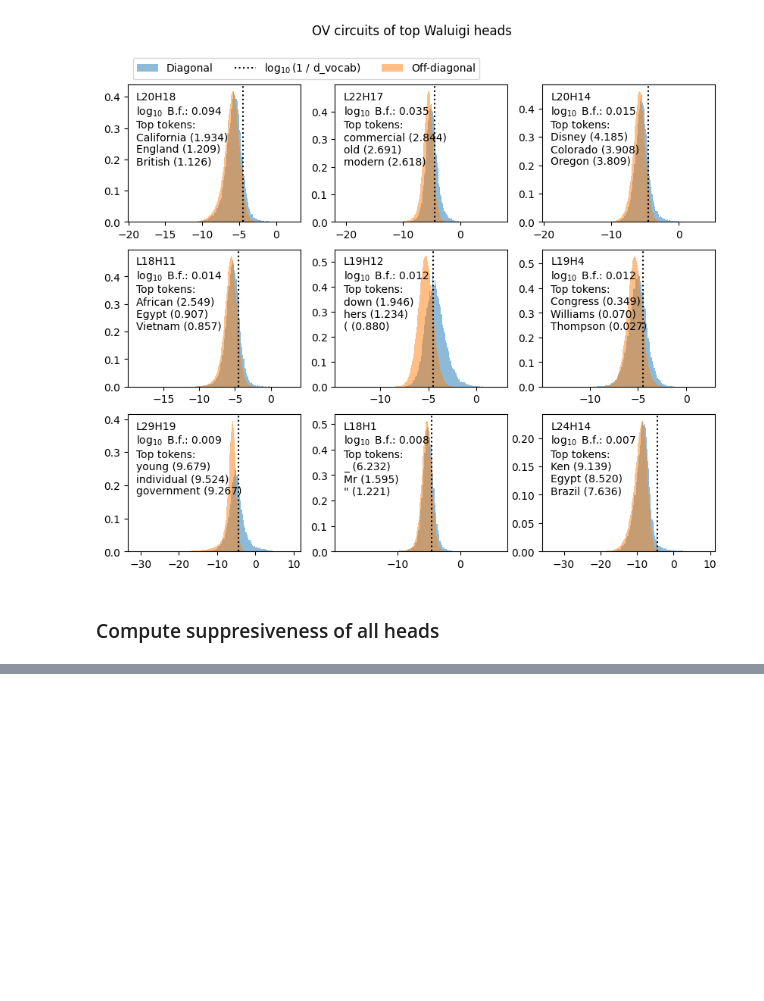
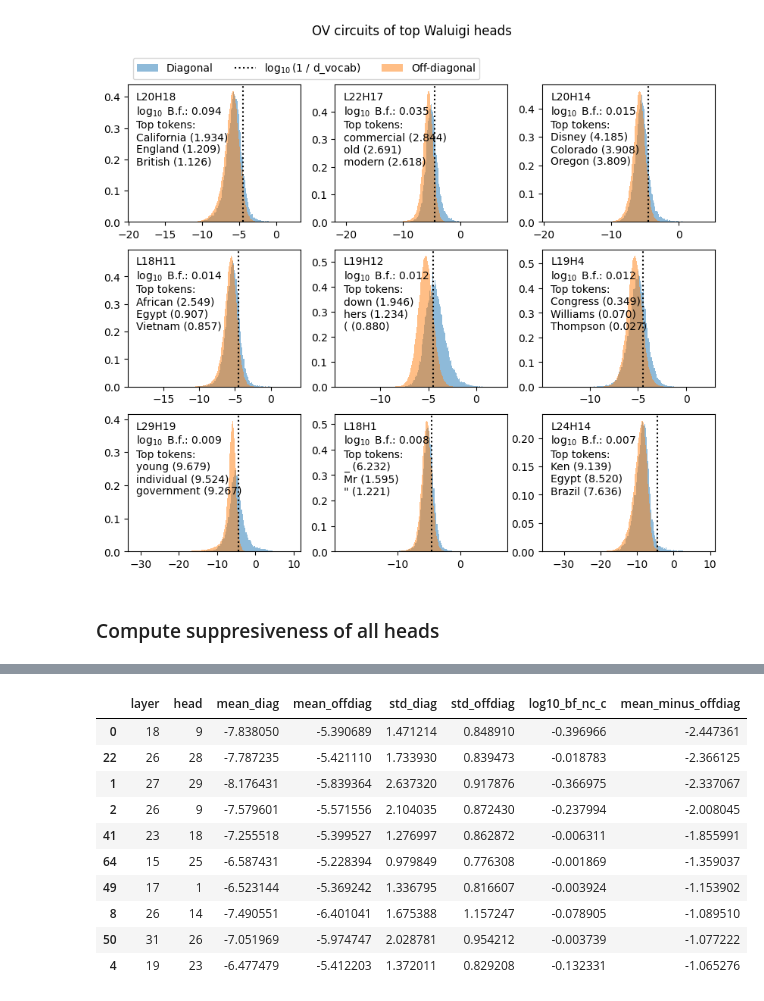
Before and after one commit to ed1d1a8d/prompt-injection-interp, a Jupyter notebook: notebooks/dontsay/ov-analysis.ipynb, the cells around one changed output, grey strips where cells are left out. Saved outputs shown, nothing was run; the diff lists cells and outputs as text; code cells hidden in the pictures; blank space fills up the shorter version.

```diff
--- a/notebooks/dontsay/ov-analysis.ipynb
+++ b/notebooks/dontsay/ov-analysis.ipynb
@@ -320,0 +349,14 @@ No artists with labels found to put in legend.  Note that artists whose label st
+# %%
+dfm.sort_values("mean_minus_offdiag", ascending=True).head(10)
+# %% [output]
+|  | layer | head | mean_diag | mean_offdiag | std_diag | std_offdiag | log10_bf_nc_c | mean_minus_offdiag |
+| 0 | 18 | 9 | -7.838050 | -5.390689 | 1.471214 | 0.848910 | -0.396966 | -2.447361 |
+| 22 | 26 | 28 | -7.787235 | -5.421110 | 1.733930 | 0.839473 | -0.018783 | -2.366125 |
+| 1 | 27 | 29 | -8.176431 | -5.839364 | 2.637320 | 0.917876 | -0.366975 | -2.337067 |
+| 2 | 26 | 9 | -7.579601 | -5.571556 | 2.104035 | 0.872430 | -0.237994 | -2.008045 |
+| 41 | 23 | 18 | -7.255518 | -5.399527 | 1.276997 | 0.862872 | -0.006311 | -1.855991 |
+| 64 | 15 | 25 | -6.587431 | -5.228394 | 0.979849 | 0.776308 | -0.001869 | -1.359037 |
+| 49 | 17 | 1 | -6.523144 | -5.369242 | 1.336795 | 0.816607 | -0.003924 | -1.153902 |
+| 8 | 26 | 14 | -7.490551 | -6.401041 | 1.675388 | 1.157247 | -0.078905 | -1.089510 |
+| 50 | 31 | 26 | -7.051969 | -5.974747 | 2.028781 | 0.954212 | -0.003739 | -1.077222 |
+| 4 | 19 | 23 | -6.477479 | -5.412203 | 1.372011 | 0.829208 | -0.132331 | -1.065276 |
```
Also changed, not shown: parts of 12 cells of this notebook, 1 other file.
